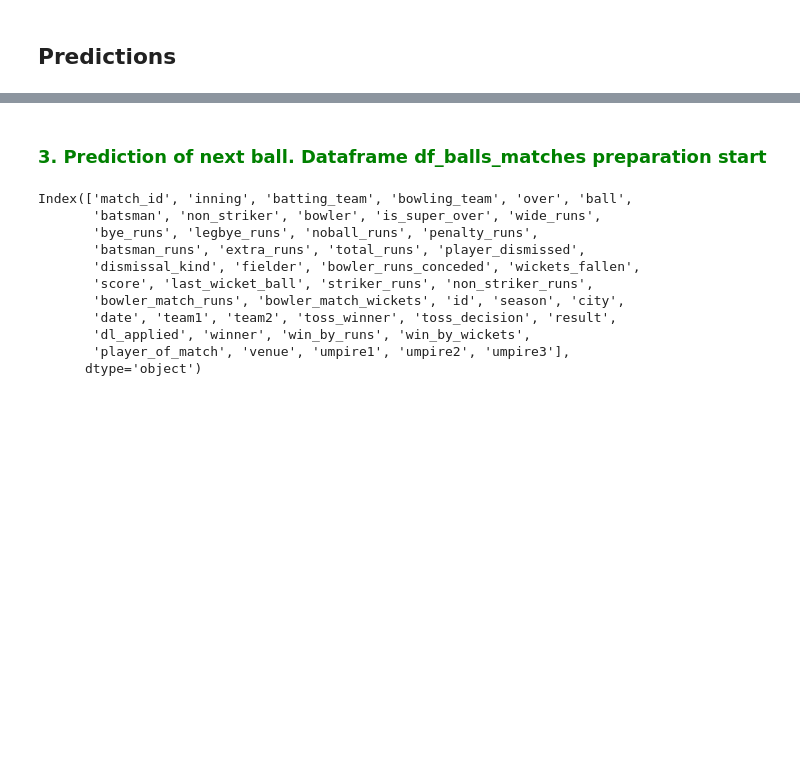
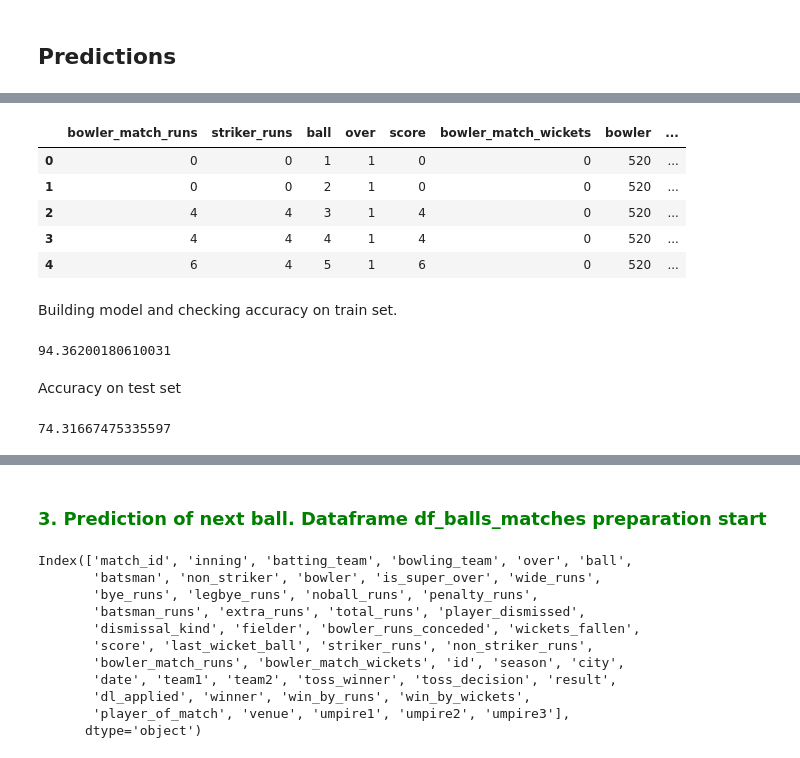
Before and after one commit to vinaybhardwaj1/iplanalysis, a Jupyter notebook: IPL Analysis.ipynb, the cells around one changed output, grey strips where cells are left out. Saved outputs shown, nothing was run; the diff lists cells and outputs as text; code cells hidden in the pictures; blank space fills up the shorter version.

```diff
--- a/IPL Analysis.ipynb
+++ b/IPL Analysis.ipynb
@@ -338,0 +411,40 @@ df_balls['fielder'][df_balls['fielder'].isna()] = 'NA'
+# %%
+df_total_score = df_total_score[['bowler_match_runs','striker_runs','ball',
+                                 'over','score','bowler_match_wickets','bowler','penalty_runs',
+                                 'last_wicket_ball','wickets_fallen','total_score']]
+df_total_score.head()
+# %% [output]
+|  | bowler_match_runs | striker_runs | ball | over | score | bowler_match_wickets | bowler | ... |
+| 0 | 0 | 0 | 1 | 1 | 0 | 0 | 520 | ... |
+| 1 | 0 | 0 | 2 | 1 | 0 | 0 | 520 | ... |
+| 2 | 4 | 4 | 3 | 1 | 4 | 0 | 520 | ... |
+| 3 | 4 | 4 | 4 | 1 | 4 | 0 | 520 | ... |
+| 4 | 6 | 4 | 5 | 1 | 6 | 0 | 520 | ... |
+# %% [markdown]
+Building model and checking accuracy on train set.
+# %%
+from sklearn.ensemble import RandomForestRegressor
+y = df_total_score['total_score'].values
+X = df_total_score.loc[:, df_total_score.columns != 'total_score'].values
+X_train, X_test, y_train, y_test = train_test_split(X, y, test_size=0.2, random_state=0)
+lin = RandomForestRegressor(n_estimators=100,max_features=None)
+y_pred = lin.fit(X_train,y_train).predict(X_train)
+
+def custom_accuracy(y_test,y_pred,thresold):
+    right = 0
+    l = len(y_pred)
+    for i in range(0,l):
+        if(abs(y_pred[i]-y_test[i]) <= thresold):
+            right += 1
+    return ((right/l)*100)
+
+custom_accuracy(y_train,y_pred,10)
+# %% [output]
+94.36200180610031
+# %% [markdown]
+Accuracy on test set
+# %%
+y_pred = lin.predict(X_test)
+custom_accuracy(y_test,y_pred,10)
+# %% [output]
+74.31667475335597
```
Also changed, not shown: parts of 65 cells of this notebook.
